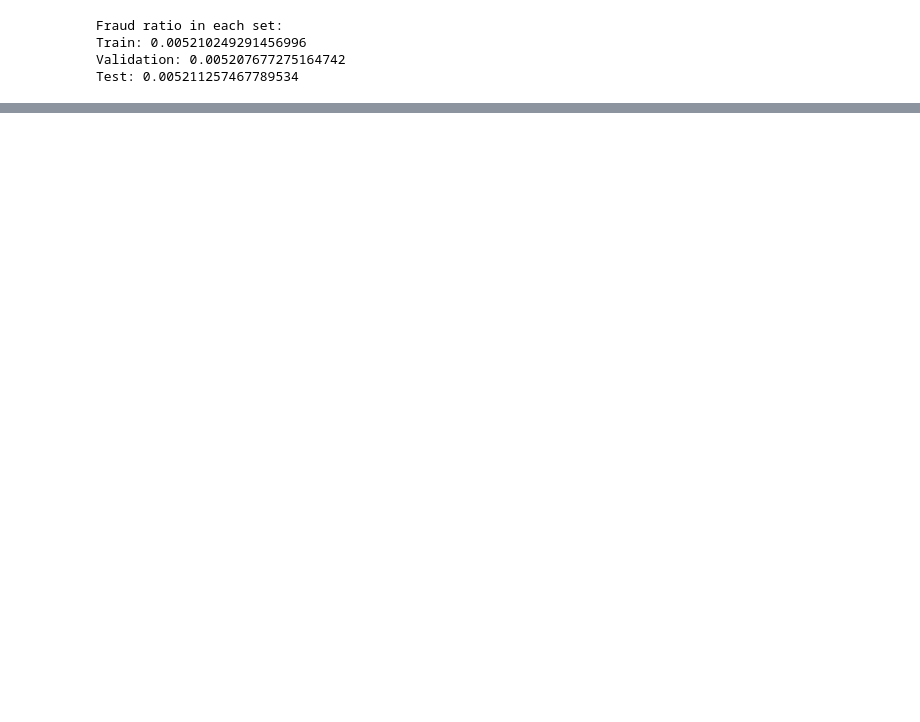
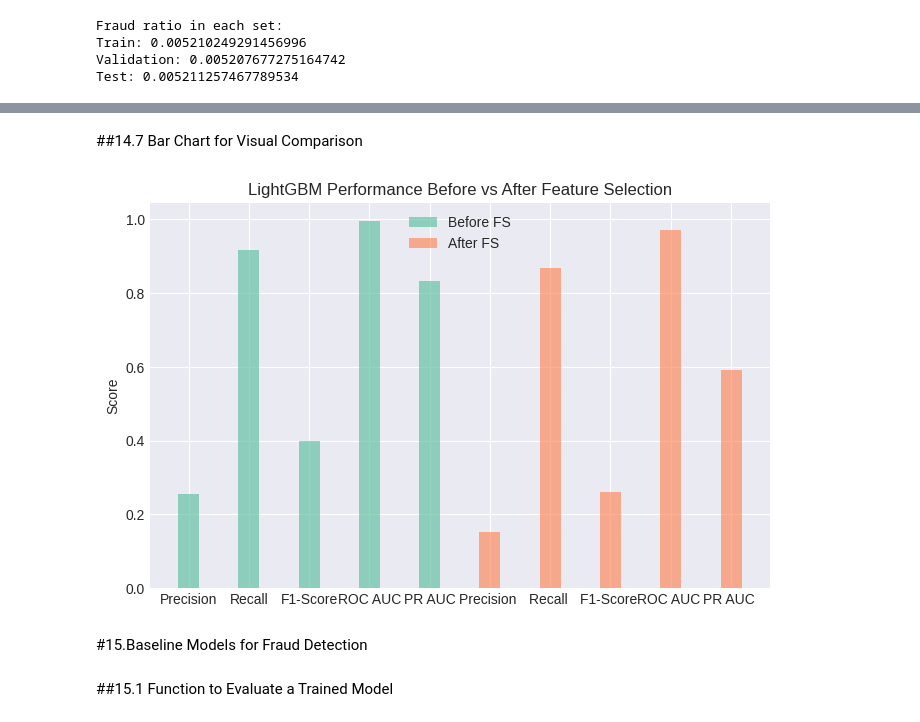
Before and after one commit to usama879/creditcardfraudproject, a Jupyter notebook: CreditCardFraud.ipynb, the cells around one changed output, grey strips where cells are left out. Drawn from its saved outputs; the diff is of its cells as text; code cells hidden in the pictures; blank space fills up the shorter version.

```diff
--- a/CreditCardFraud.ipynb
+++ b/CreditCardFraud.ipynb
@@ -690,0 +752,9 @@ Test: 0.005211257467789534
+# %%
+selector = SelectFromModel(lgb_clf_full, threshold="median", prefit=True)
+selected_features = X_train_resampled_num.columns[(selector.get_support())]
+
+print("\nSelected Features:", list(selected_features),"\n")
+print("Number of features selected:", len(selected_features),"\n")
+
+X_train_selected = selector.transform(X_train_resampled_num)
+X_val_selected = selector.transform(X_val_num)
@@ -690,0 +841,21 @@ Test: 0.005211257467789534
+# %%
+results_df = pd.DataFrame({
+    "Metric": ["Precision", "Recall", "F1-Score", "ROC AUC", "PR AUC"],
+    "Before Selection": [
+        precision_score(y_val, y_val_pred_full),
+        recall_score(y_val, y_val_pred_full),
+        f1_score(y_val, y_val_pred_full),
+        roc_auc_score(y_val, y_val_pred_proba_full),
+        average_precision_score(y_val, y_val_pred_proba_full)
+    ],
+    "After Selection": [
+        precision_score(y_val, y_val_pred_sel),
+        recall_score(y_val, y_val_pred_sel),
+        f1_score(y_val, y_val_pred_sel),
+        roc_auc_score(y_val, y_val_pred_proba_sel),
+        average_precision_score(y_val, y_val_pred_proba_sel)
+    ]
+})
+
+print("\nPerformance Comparison:\n")
+print(results_df)
@@ -690,0 +871,20 @@ Test: 0.005211257467789534
+# %% [markdown]
+##14.7 Bar Chart for Visual Comparison
+# %%
+plt.figure(figsize=(8, 5))
+bar_width = 0.35
+metrics = results_df["Metric"]
+before_scores = results_df["Before Selection"]
+after_scores = results_df["After Selection"]
+
+plt.bar(metrics, before_scores, bar_width, label='Before FS', alpha=0.7)
+plt.bar([m + " " for m in metrics], after_scores, bar_width, label='After FS', alpha=0.7)
+
+plt.ylabel("Score")
+plt.title("LightGBM Performance Before vs After Feature Selection")
+plt.legend()
+plt.show()
+# %% [output]
+[figure, added]
+# %% [markdown]
+#15.Baseline Models for Fraud Detection
@@ -690,0 +897,2 @@ Test: 0.005211257467789534
+# %% [markdown]
+##15.1 Function to Evaluate a Trained Model
```
Also changed, not shown: parts of 51 cells of this notebook.
